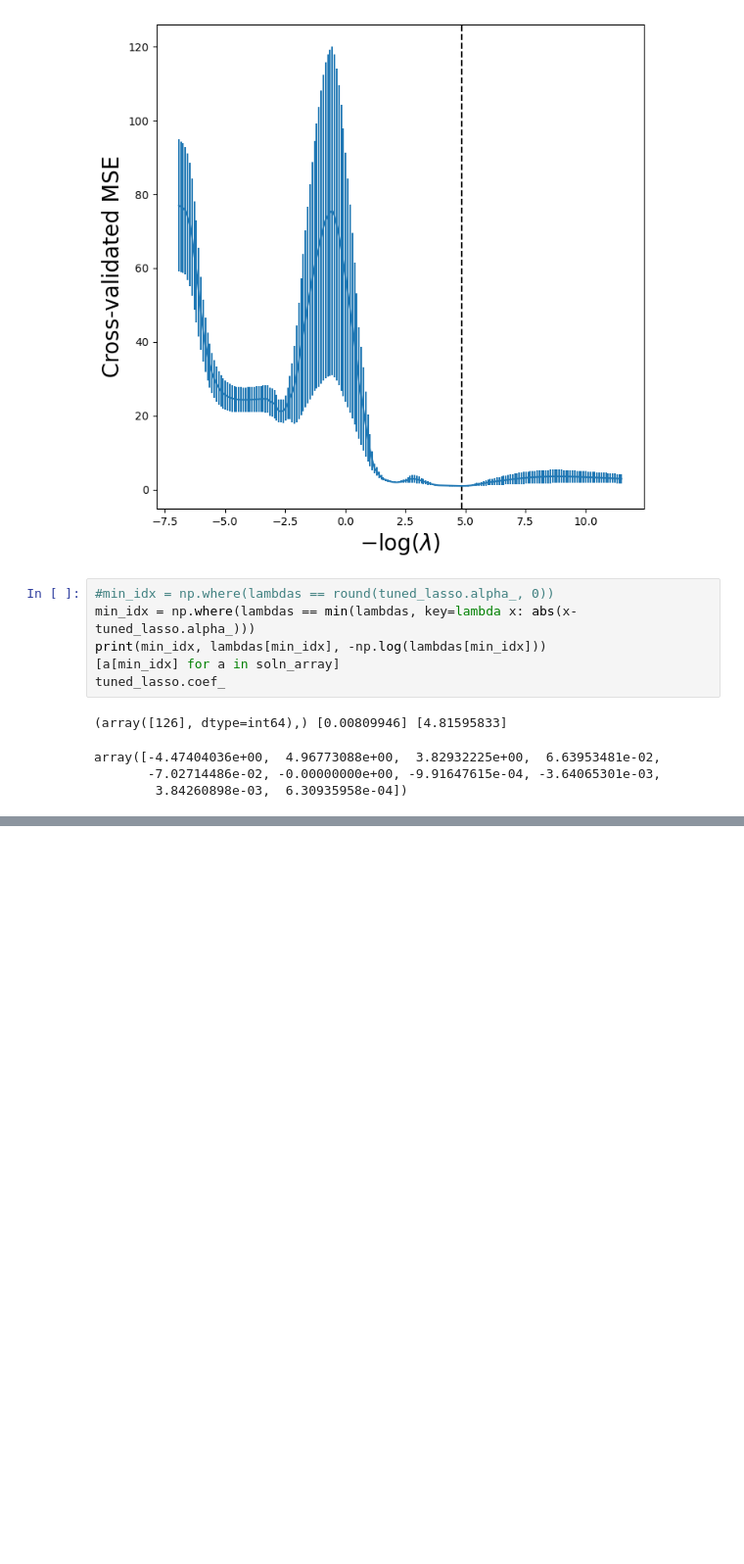
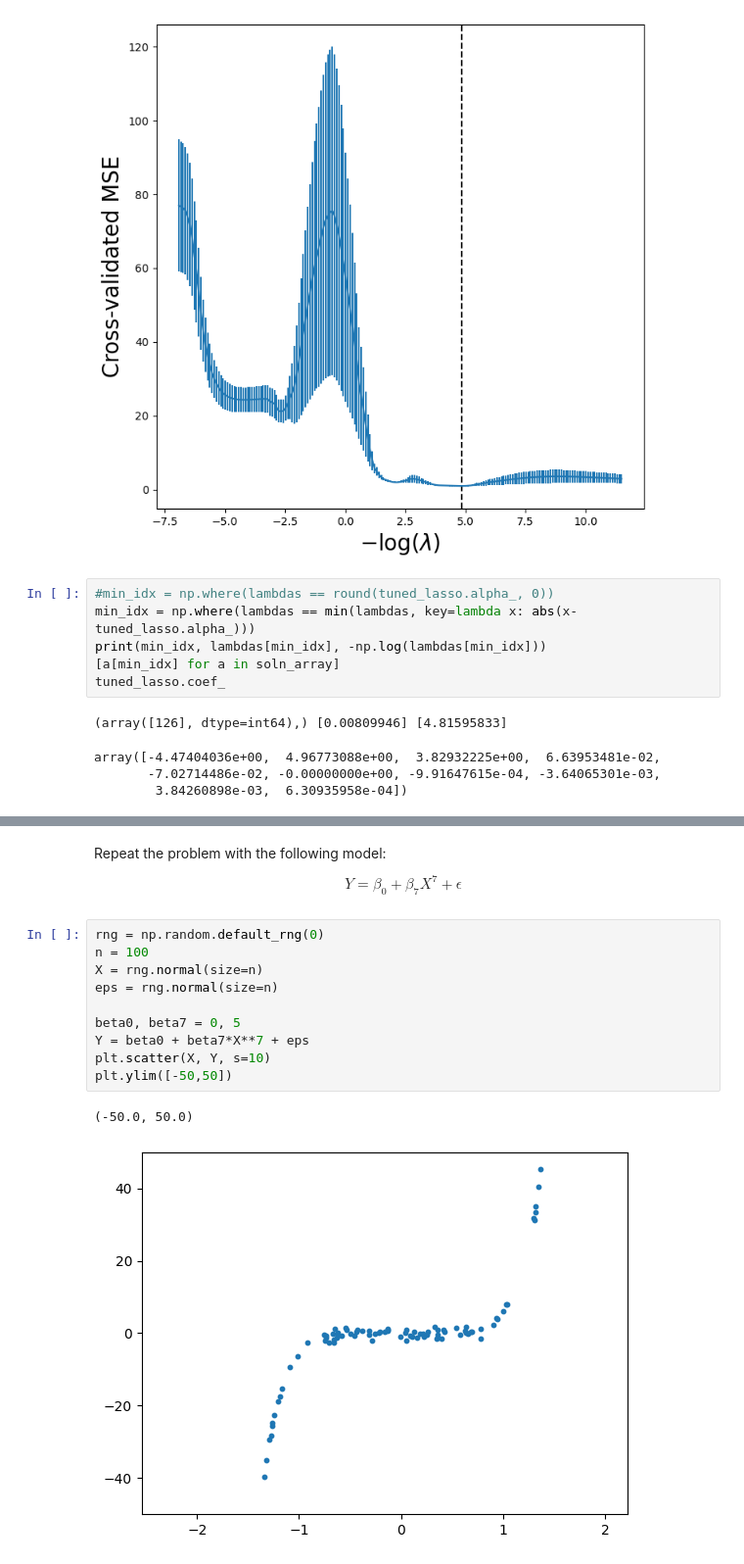
Before and after one commit to deusdevok/ISLP_Python, a Jupyter notebook: Chapter 6/Exercise8.ipynb, the cells around one changed output, grey strips where cells are left out. Shown: that part at 98% size. Drawn from its saved outputs; the diff is of its cells as text; blank space fills up the shorter version.

```diff
--- a/Chapter 6/Exercise8.ipynb
+++ b/Chapter 6/Exercise8.ipynb
@@ -253,3 +253,20 @@ round(tuned_lasso.alpha_, 0), tuned_lasso.alpha_, lambdas
         2.60611490e-05, 2.37570523e-05, 2.16566635e-05, 1.97419725e-05,
         1.79965617e-05, 1.64054646e-05, 1.49550383e-05, 1.36328458e-05,
         1.24275500e-05, 1.13288157e-05, 1.03272219e-05, 9.41418012e-06]))
+# %% [markdown]
+Repeat the problem with the following model:
+
+$$Y = \beta_0 + \beta_7 X^7 + \epsilon$$
+# %%
+rng = np.random.default_rng(0)
+n = 100
+X = rng.normal(size=n)
+eps = rng.normal(size=n)
+
+beta0, beta7 = 0, 5
+Y = beta0 + beta7*X**7 + eps
+plt.scatter(X, Y, s=10)
+plt.ylim([-50,50])
+# %% [output]
+(-50.0, 50.0)
+[figure, added]
```
Also changed, not shown: parts of 5 cells of this notebook, 1 other file.
